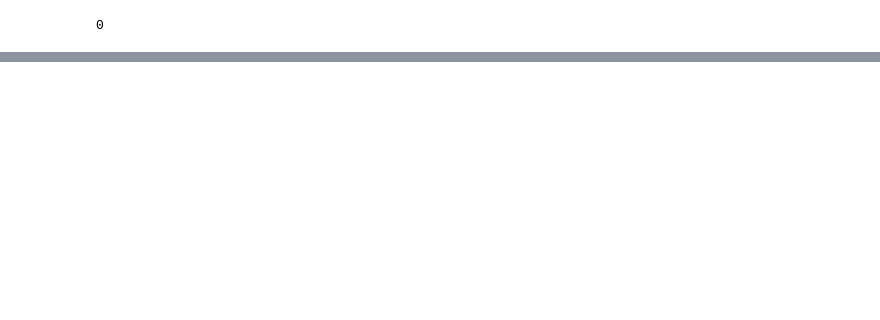
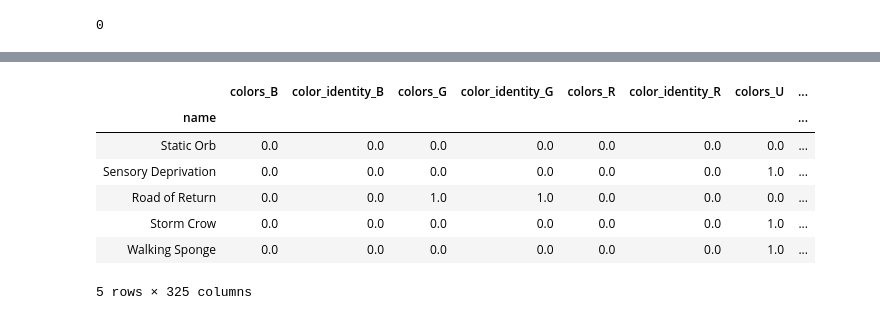
Before and after one commit to CreightonAshton/MTG_Recommender, a Jupyter notebook: Code/03-Recommender_system.ipynb, the cells around one changed output, grey strips where cells are left out. Drawn from its saved outputs; the diff is of its cells as text; code cells hidden in the pictures; blank space fills up the shorter version.

```diff
--- a/Code/03-Recommender_system.ipynb
+++ b/Code/03-Recommender_system.ipynb
@@ -784,0 +822,19 @@ Name: Urza, Lord High Artificer, dtype: float64
+# %%
+# need to drop supertype,
+
+drop_list = list(vt_list) + ['rarity_common', 'rarity_uncommon', 'rarity_rare', 'rarity_mythic',
+                            'activated_ability', 'triggered_ability', 'cmc', 'power', 'power_back', 'toughness',
+                            'toughness_back', 'loyalty', 'loyalty_back', 'super_type_Basic', 'super_type_World',
+                            'super_type_Legendary', 'super_type_Snow']
+filter_df = converted_df.drop(columns=drop_list)
+filter_df['cmc'] = df['cmc']
+filter_df.head()
+# %% [output]
+|  | colors_B | color_identity_B | colors_G | color_identity_G | colors_R | color_identity_R | colors_U | ... |
+| name |  |  |  |  |  |  |  | ... |
+| Static Orb | 0.0 | 0.0 | 0.0 | 0.0 | 0.0 | 0.0 | 0.0 | ... |
+| Sensory Deprivation | 0.0 | 0.0 | 0.0 | 0.0 | 0.0 | 0.0 | 1.0 | ... |
+| Road of Return | 0.0 | 0.0 | 1.0 | 1.0 | 0.0 | 0.0 | 0.0 | ... |
+| Storm Crow | 0.0 | 0.0 | 0.0 | 0.0 | 0.0 | 0.0 | 1.0 | ... |
+| Walking Sponge | 0.0 | 0.0 | 0.0 | 0.0 | 0.0 | 0.0 | 1.0 | ... |
+5 rows × 325 columns
```
Also changed, not shown: parts of 41 cells of this notebook, 4 other files.
